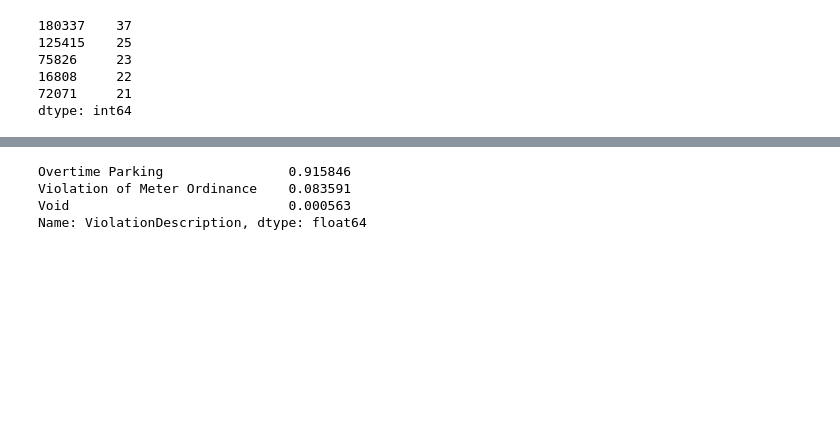
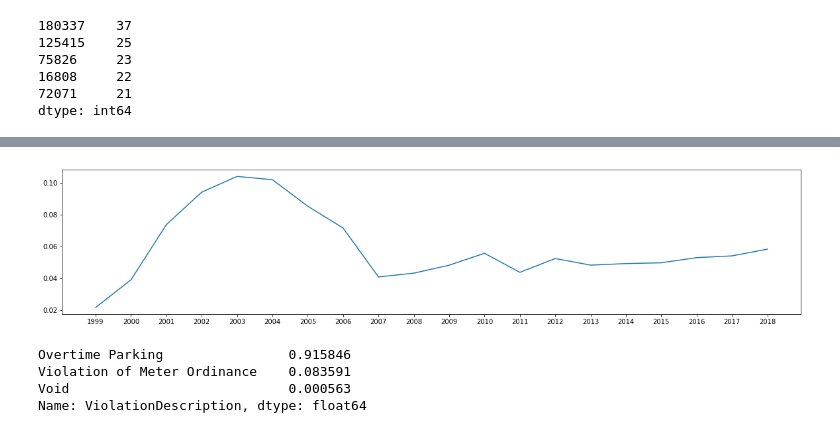
Before and after one commit to andrewbovey/Charlottesville-Parking-Tickets, a Jupyter notebook: Appeal_Data_Exploration.ipynb, the cells around one changed output, grey strips where cells are left out. Drawn from its saved outputs; the diff is of its cells as text; code cells hidden in the pictures; blank space fills up the shorter version.

```diff
--- a/Appeal_Data_Exploration.ipynb
+++ b/Appeal_Data_Exploration.ipynb
@@ -262,3 +284,9 @@ To retain the current behavior and silence the warning, pass sort=False
+# %%
+#plot percent of tickets appealed over time
+plt.plot(percentappealtime['perc'])
+plt.show()
+# %% [output]
+[figure, added]
 # %%
 #percentage breakdown of tickets with waiver by violation description
 waiver = tickets.dropna(subset=['WaiverRequestDate'])
```
Also changed, not shown: parts of 11 cells of this notebook.
